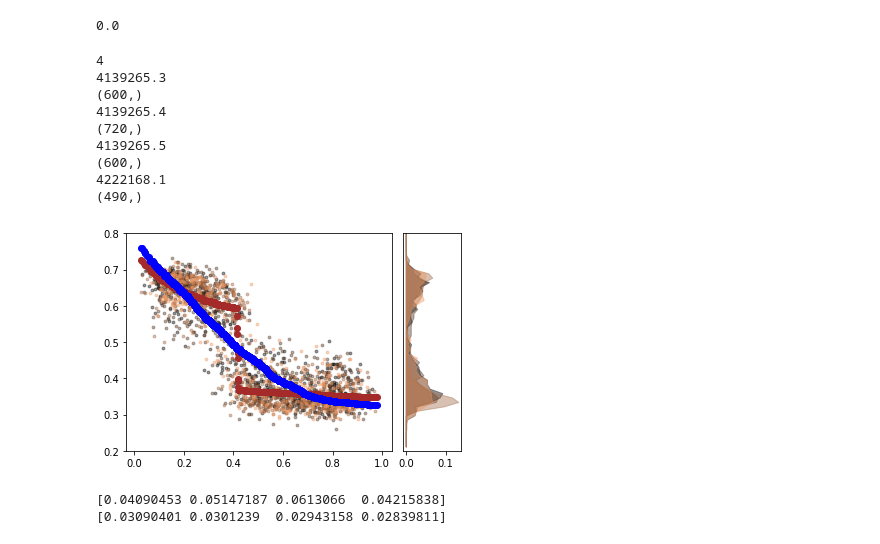
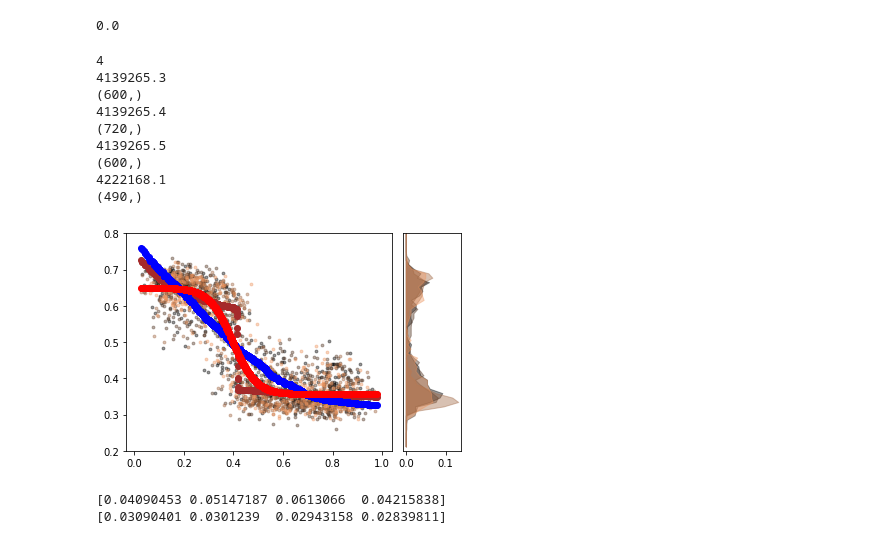
Before and after one commit to GiocomoLab/MightyMorphingPhotonRangers, a Jupyter notebook: SimMats/LogAngleRatioPlots.ipynb, the cells around one changed output. Cells and saved outputs as stored; diff of their text form; code cells hidden in the pictures.

```diff
--- a/SimMats/LogAngleRatioPlots.ipynb
+++ b/SimMats/LogAngleRatioPlots.ipynb
@@ -666,5 +666,5 @@ def model_rss(em,lar):
     r2 = lambda y_: np.mean((y_-lar)**2)
     return r2(r_),r2(f_),r2(l_),r2(s_)
 # %%
-rare_cv = model_comparison(mega_em_rare_n,mega_lar_rare)
+rare_cv = model_comparison(mega_em_rare_n_ds,mega_lar_rare_ds)
 fam_cv = model_comparison(mega_em_fam_n,mega_lar_fam)
@@ -788,31 +818,31 @@ print(reg_pval(bic,null_bic))
 # %%
 ####CALCULATE ERROR AS A FUNCTION OF MORPH AND PLOT UNDER THESE PLOTS
 f,ax = plot_LAR(LAR_rare,EM_rare,cmap='copper',ymin=.2,ymax=.8)
 plot_theta = (logstim_2_morph(theta)+.3)/1.6
 # print(mega_em_rare.shape,rare_cv[0].shape)
-ax[0].scatter((mega_em_rare_n_ds+.3)/1.6,rare_cv[0],color='brown')
+ax[0].scatter((mega_em_rare_n+.3)/1.6,rare_cv[0],color='brown')
 # ax[0].scatter(plot_theta,rare_p_shat*rare_reg.coef_ + rare_reg.intercept_)
-ax[0].scatter((mega_em_rare_n_ds+.3)/1.6,rare_cv[1],color='blue')
+ax[0].scatter((mega_em_rare_n+.3)/1.6,rare_cv[1],color='blue')
 # ax[0].scatter((mega_em_rare_n_ds+.3)/1.6,rare_cv[2],color='black')
 # ax[0].scatter(mega_em_rare,sigmoid(mega_em_rare_n,rare_sigres.x))
-# ax[0].scatter((mega_em_rare_n_ds+.3)/1.6,rare_cv[3],color='red')
+ax[0].scatter((mega_em_rare_n+.3)/1.6,rare_cv[3],color='red')
 
 
 
 
 
 f.savefig("G:\\My Drive\\manuscripts\\MightyMorphinPhotonRangers_Manuscript\\Figures\\rare_sf_MAP_regression.pdf",format='pdf')
 # %% [output]
 4
 4139265.3
 (600,)
 4139265.4
 (720,)
 4139265.5
 (600,)
 4222168.1
 (490,)
-[figure, old version]
+[figure, new version]
 # %%
 abserr=np.abs(rare_cv[0]-mega_lar_rare)
 # %%
```
Also changed, not shown: parts of 4 cells of this notebook.
